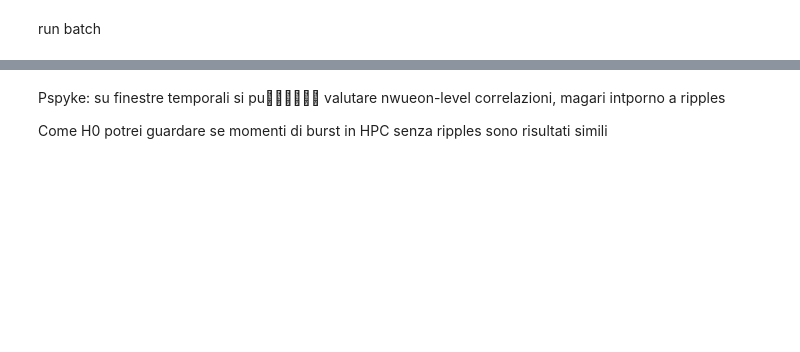
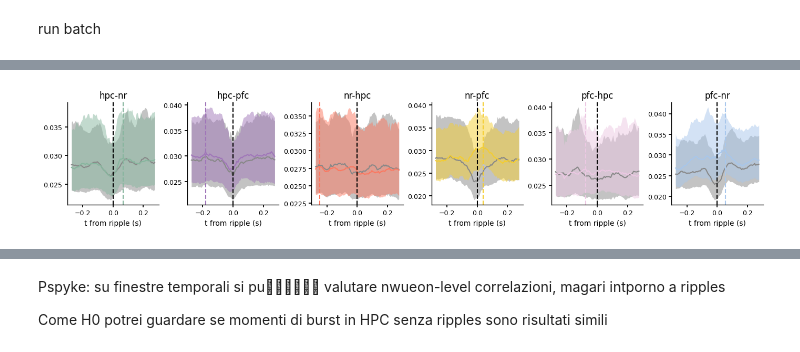
Before and after one commit to pietro-bozzo/NRCode, a Jupyter notebook: Python/ISRRippleCorr.ipynb, the cells around one changed output, grey strips where cells are left out. Drawn from its saved outputs; the diff is of its cells as text; code cells hidden in the pictures; blank space fills up the shorter version.

```diff
--- a/Python/ISRRippleCorr.ipynb
+++ b/Python/ISRRippleCorr.ipynb
@@ -240,0 +224,13 @@ for i, r in enumerate(data_cat['region'].values):
+# %%
+# see one rat
+rat = 3
+fig, axs = fma.plotting.makeFigure('',[1,6],size=[35,7])
+for i, r in enumerate(data_cat['region'].values):
+    reg_data = data_cat.sel(region=r,rat=rat)
+    fma.plotting.semPlot(data_avg['lag'],reg_data.sel(shuffle=True),color=isru.paperColors('shuffle'),label=r.upper(),ax=axs[i])
+    fma.plotting.semPlot(data_avg['lag'],reg_data.sel(shuffle=False),color=isru.paperColors(i),label=r.upper(),ax=axs[i])
+    peak_time = np.argmax(reg_data.sel(shuffle=False).mean('rat').data)
+    axs[i].axvline(reg_data.lag[peak_time],ls='--',color=isru.paperColors(i)),
+    axs[i].axvline(0,ls='--',color='k'), axs[i].set_xlabel('t from ripple (s)'), axs[i].set_title(r)
+# %% [output]
+[figure, added]
```
Also changed, not shown: parts of 16 cells of this notebook, 8 other files.
